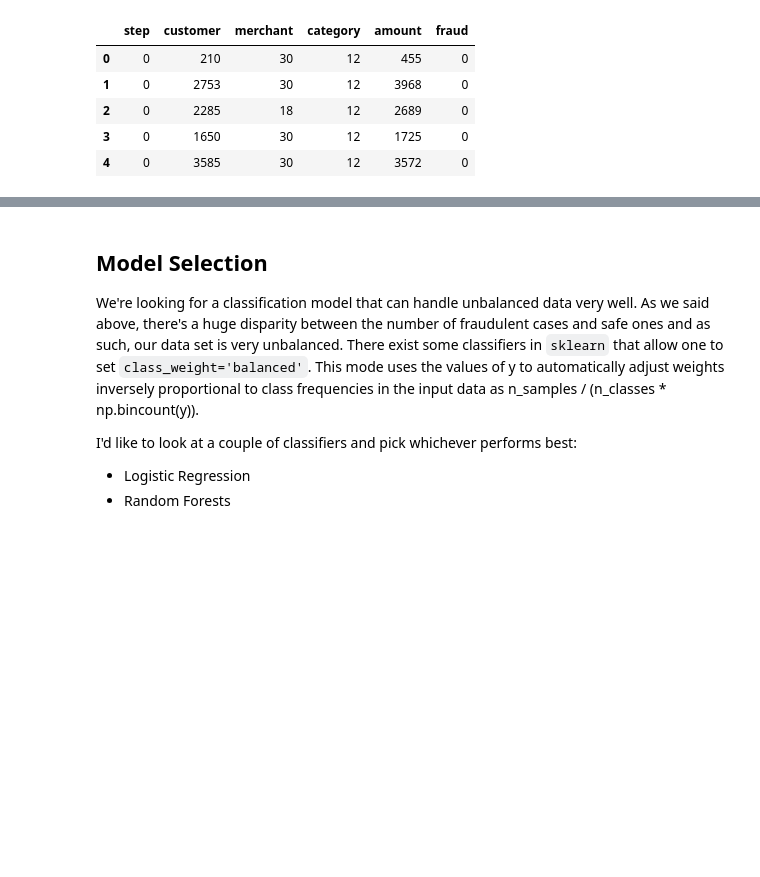
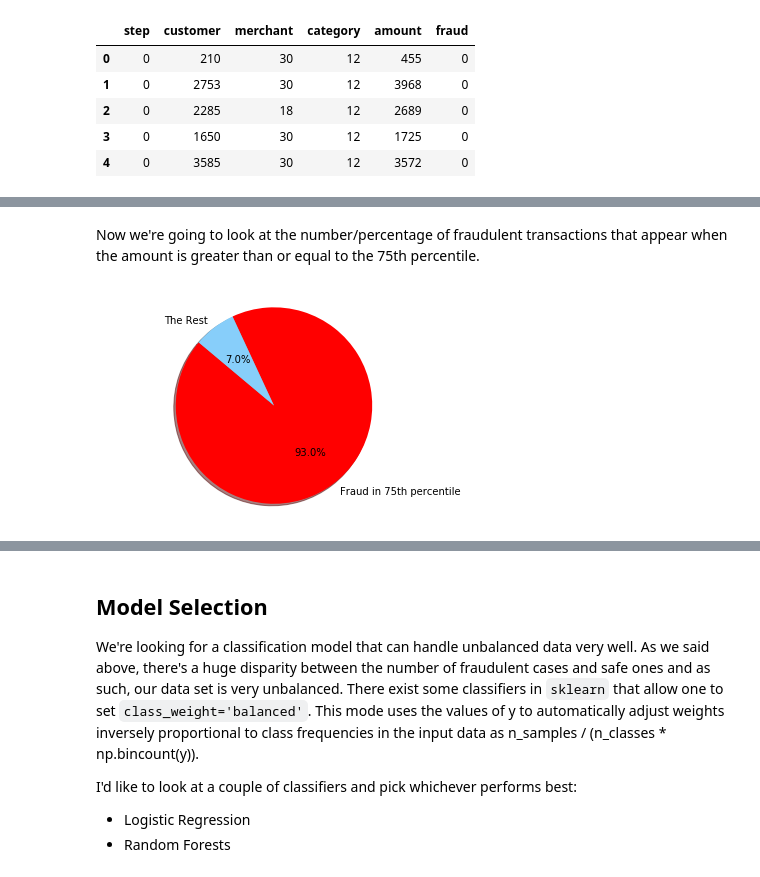
Before and after one commit to timigod/mlnd-capstone, a Jupyter notebook: fraud_detection.ipynb, the cells around one changed output, grey strips where cells are left out. Saved outputs shown, nothing was run; the diff lists cells and outputs as text; code cells hidden in the pictures; blank space fills up the shorter version.

```diff
--- a/fraud_detection.ipynb
+++ b/fraud_detection.ipynb
@@ -141,0 +163,18 @@ df_useful.head()
+# %% [markdown]
+Now we're going to look at the number/percentage of fraudulent transactions that appear when the amount is greater than or equal to the 75th percentile.
+# %%
+df_75 = df[df.amount >= 42.52]
+df_75_fraud = df_75[df_75['fraud']==1]
+fraud_75_count = len(df_75_fraud)
+
+labels = ['Fraud in 75th percentile','The Rest']
+values = [fraud_75_count, fraud_transaction_count - fraud_75_count]
+colors = ['red', 'lightskyblue']
+
+# Plot
+plt.pie(values, labels=labels, colors=colors,
+        autopct='%1.1f%%', shadow=True, startangle=140)
+plt.axis('equal')
+plt.show()
+# %% [output]
+[figure, added]
```
Also changed, not shown: parts of 12 cells of this notebook, 1 other file.
